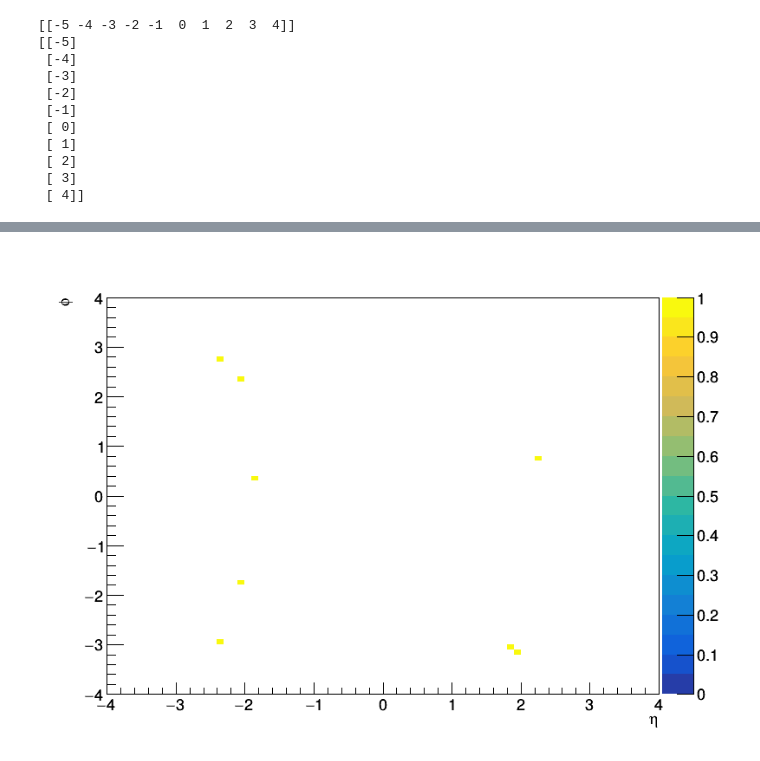
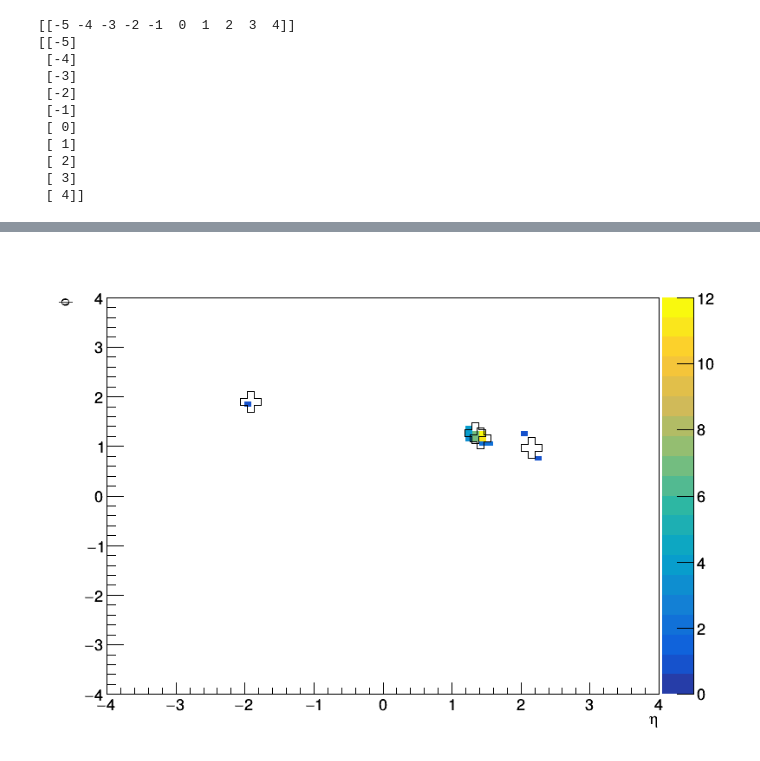
Before and after one commit to cms-lpc-llp/delayed_jet_analyzer, a Jupyter notebook: plot_scripts/muon_roi_trigger.ipynb, the cells around one changed output, grey strips where cells are left out. Drawn from its saved outputs; the diff is of its cells as text; code cells hidden in the pictures.

```diff
--- a/plot_scripts/muon_roi_trigger.ipynb
+++ b/plot_scripts/muon_roi_trigger.ipynb
@@ -213,8 +213,8 @@ four_highest_jet_var = {}
 #print T['gLLP_decay_vertex_z'][:,0]
 
 ##ORIGINAL
-sel_dis1 = np.logical_and( np.absolute(T['gLLP_decay_vertex_z'][:,0]) > 500 , np.absolute(T['gLLP_decay_vertex_z'][:,0]) < 1000, np.absolute(T['gLLP_decay_vertex_z'][:,1]) < 100)
-sel_dis2 = np.logical_and( np.absolute(T['gLLP_decay_vertex_z'][:,1]) > 500 , np.absolute(T['gLLP_decay_vertex_z'][:,1]) < 1000, np.absolute(T['gLLP_decay_vertex_z'][:,0]) < 100)
+sel_dis1 = np.logical_and( np.absolute(T['gLLP_decay_vertex_z'][:,0]) > 560 , np.absolute(T['gLLP_decay_vertex_z'][:,0]) < 1000, np.absolute(T['gLLP_decay_vertex_z'][:,1]) < 100)
+sel_dis2 = np.logical_and( np.absolute(T['gLLP_decay_vertex_z'][:,1]) > 560 , np.absolute(T['gLLP_decay_vertex_z'][:,1]) < 1000, np.absolute(T['gLLP_decay_vertex_z'][:,0]) < 100)
 sel_dis3 = np.sqrt(T['gLLP_decay_vertex_x'][:,0]*T['gLLP_decay_vertex_x'][:,0] + T['gLLP_decay_vertex_y'][:,0]*T['gLLP_decay_vertex_y'][:,0]) < 100
 sel_dis4 = np.sqrt(T['gLLP_decay_vertex_x'][:,1]*T['gLLP_decay_vertex_x'][:,1] + T['gLLP_decay_vertex_y'][:,1]*T['gLLP_decay_vertex_y'][:,1]) < 100
 sel_dis12 = np.logical_or(sel_dis1,sel_dis2)
@@ -248,7 +248,7 @@ nCsc_prompt = T_bkg['nCsc'][sel_prompt]
 
 #print nCsc_dis.ndim, nCsc_dis.shape, nCsc_dis.size
 #print np.vstack((csc_eta_dis[0],csc_phi_dis[0])).T.ndim
-evt_idx = 12
+evt_idx = 7
 c = rt.TCanvas('c','c', 800, 600)
 h = {}
 h['nCsc_dis'] = create_TH1D(nCsc_dis, axis_title=['nCsc_dis', 'Events'], name='nCsc_dis', binning=[250,0,500])
@@ -288,23 +288,59 @@ c.SaveAs("ncsc_signal_vs_bkg.C")
 #print h['nCsc_dis'].Integral(15,250)
 
 c1 = rt.TCanvas('c1','c1', 800, 600)
-h['eta_phi_0'] = create_TH2D(np.vstack((csc_eta_prompt[evt_idx],csc_phi_prompt[evt_idx])).T, name='eta_phi_0', title='', binning=[80, -4, 4, 80, -4, 4], weights=None, axis_title = ['#eta','#phi', ''])
-#h['eta_phi_0'] = create_TH2D(np.vstack((csc_eta_dis[evt_idx],csc_phi_dis[evt_idx])).T, name='eta_phi_0', title='', binning=[80, -4, 4, 80, -4, 4], weights=None, axis_title = ['#eta','#phi', ''])
+#h['eta_phi_0'] = create_TH2D(np.vstack((csc_eta_prompt[evt_idx],csc_phi_prompt[evt_idx])).T, name='eta_phi_0', title='', binning=[80, -4, 4, 80, -4, 4], weights=None, axis_title = ['#eta','#phi', ''])
+h['eta_phi_0'] = create_TH2D(np.vstack((csc_eta_dis[evt_idx],csc_phi_dis[evt_idx])).T, name='eta_phi_0', title='', binning=[80, -4, 4, 80, -4, 4], weights=None, axis_title = ['#eta','#phi', ''])
 c1.SetLogy(0)
 h['eta_phi_0'].SetStats(0)
 c1.cd()
 #h['eta_phi_0'].SetStats(0)
 h['eta_phi_0'].Draw("colz")
+
+
+#test_dataset = np.vstack((csc_eta_prompt[evt_idx],csc_phi_prompt[evt_idx])).T
+test_dataset = np.vstack((csc_eta_dis[evt_idx],csc_phi_dis[evt_idx])).T
+#print test_dataset.ndim
+#print len(csc_eta_prompt[evt_idx])
+centroids_t,centroid_constituents_t = kmeans(test_dataset,25)
+
+ll  = 0
+xx = []
+yy = []
+nn = 0
+for nc in centroid_constituents_t:
+    if nc > 0:
+        nn += 1
+        xx.append(centroids_t[ll,0])
+        yy.append(centroids_t[ll,1])
+    ll += 1
+
+
+tg = rt.TGraph(nn)
+for ii in range(nn):
+    tg.SetPoint(ii,xx[ii],yy[ii])
+
+
+tg.SetMarkerSize(3)
+tg.SetMarkerStyle(28)
+tg.Draw("P0+same")
+
+
+print centroids_t
+print centroid_constituents_t
+
+total_hits = 0
+for cc in centroid_constituents_t:
+    if cc > 5:
+        total_hits += cc
+
+
+print total_hits
+
+print np.amax(centroid_constituents_t)
+#print len(csc_eta_prompt[evt_idx])
+
+
 c1.Draw()
 c1.SaveAs("2d_signal_event.pdf")
 c1.SaveAs("2d_signal_event.C")
-
-test_dataset = np.vstack((csc_eta_prompt[evt_idx],csc_phi_prompt[evt_idx])).T
-#test_dataset = np.vstack((csc_eta_dis[evt_idx],csc_phi_dis[evt_idx])).T
-#print test_dataset.ndim
-#print len(csc_eta_prompt[evt_idx])
-centroids_t,centroid_constituents_t = kmeans(test_dataset,25)
-print centroids_t
-print np.amax(centroid_constituents_t)
-#print len(csc_eta_prompt[evt_idx])
 # %% [output]
@@ -330,6 +368,6 @@ Info in <TCanvas::SaveSource>: C++ Macro file: ncsc_signal_vs_bkg.C has been gen
 Info in <TCanvas::Print>: pdf file 2d_signal_event.pdf has been created
 Info in <TCanvas::SaveSource>: C++ Macro file: 2d_signal_event.C has been generated
-[figure, old version]
+[figure, new version]
 # %%
 n_min_prompt  = []
 n_max_prompt  = []
```
Also changed, not shown: parts of 3 cells of this notebook.
